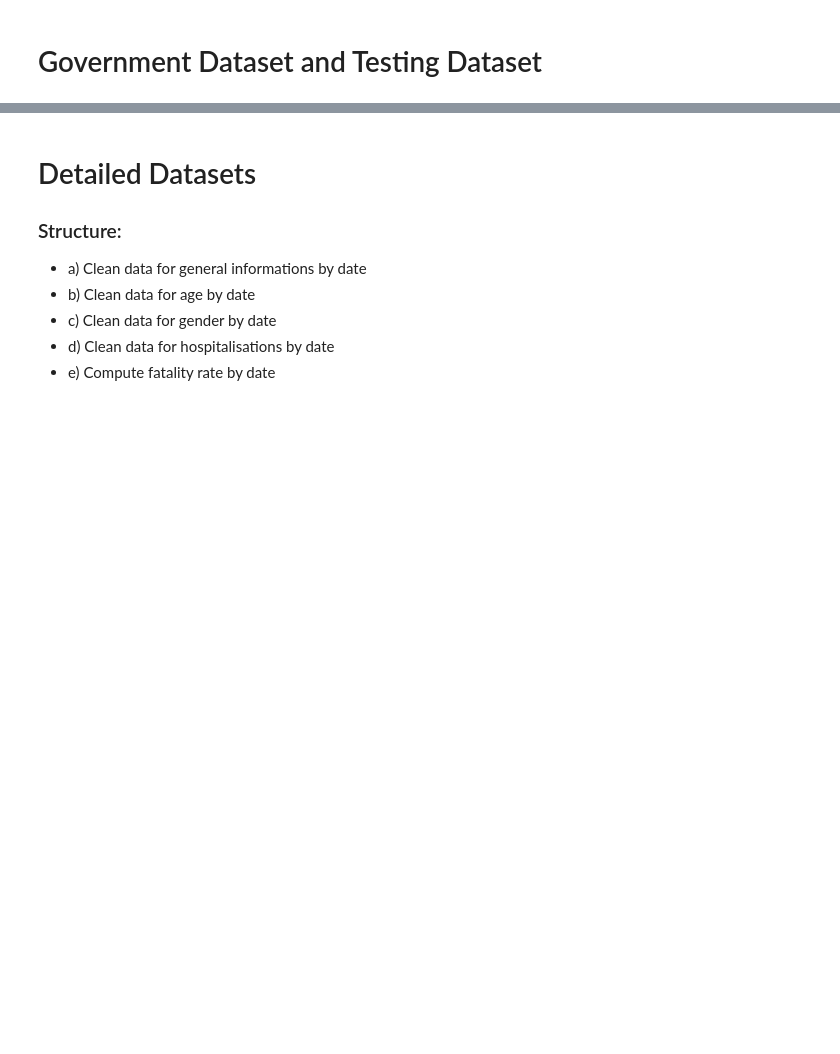
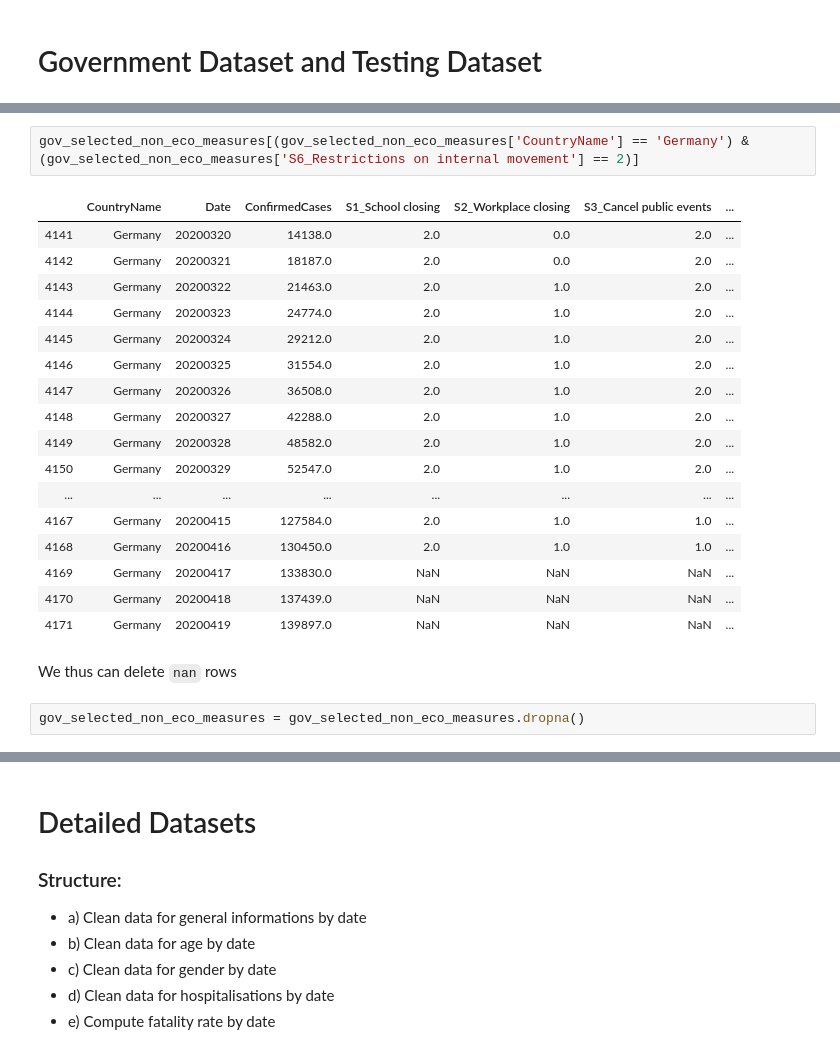
Before and after one commit to com-480-data-visualization/com-480-project-pouletpanier, a Jupyter notebook: Milstone2.ipynb, the cells around one changed output, grey strips where cells are left out. Drawn from its saved outputs; the diff is of its cells as text; blank space fills up the shorter version.

```diff
--- a/Milstone2.ipynb
+++ b/Milstone2.ipynb
@@ -4,0 +202,24 @@
+# %%
+gov_selected_non_eco_measures[(gov_selected_non_eco_measures['CountryName'] == 'Germany') & (gov_selected_non_eco_measures['S6_Restrictions on internal movement'] == 2)]
+# %% [output]
+|  | CountryName | Date | ConfirmedCases | S1_School closing | S2_Workplace closing | S3_Cancel public events | ... |
+| 4141 | Germany | 20200320 | 14138.0 | 2.0 | 0.0 | 2.0 | ... |
+| 4142 | Germany | 20200321 | 18187.0 | 2.0 | 0.0 | 2.0 | ... |
+| 4143 | Germany | 20200322 | 21463.0 | 2.0 | 1.0 | 2.0 | ... |
+| 4144 | Germany | 20200323 | 24774.0 | 2.0 | 1.0 | 2.0 | ... |
+| 4145 | Germany | 20200324 | 29212.0 | 2.0 | 1.0 | 2.0 | ... |
+| 4146 | Germany | 20200325 | 31554.0 | 2.0 | 1.0 | 2.0 | ... |
+| 4147 | Germany | 20200326 | 36508.0 | 2.0 | 1.0 | 2.0 | ... |
+| 4148 | Germany | 20200327 | 42288.0 | 2.0 | 1.0 | 2.0 | ... |
+| 4149 | Germany | 20200328 | 48582.0 | 2.0 | 1.0 | 2.0 | ... |
+| 4150 | Germany | 20200329 | 52547.0 | 2.0 | 1.0 | 2.0 | ... |
+| ... | ... | ... | ... | ... | ... | ... | ... |
+| 4167 | Germany | 20200415 | 127584.0 | 2.0 | 1.0 | 1.0 | ... |
+| 4168 | Germany | 20200416 | 130450.0 | 2.0 | 1.0 | 1.0 | ... |
+| 4169 | Germany | 20200417 | 133830.0 | NaN | NaN | NaN | ... |
+| 4170 | Germany | 20200418 | 137439.0 | NaN | NaN | NaN | ... |
+| 4171 | Germany | 20200419 | 139897.0 | NaN | NaN | NaN | ... |
+# %% [markdown]
+We thus can delete `nan` rows
+# %%
+gov_selected_non_eco_measures = gov_selected_non_eco_measures.dropna()
```
Also changed, not shown: parts of 77 cells of this notebook.
